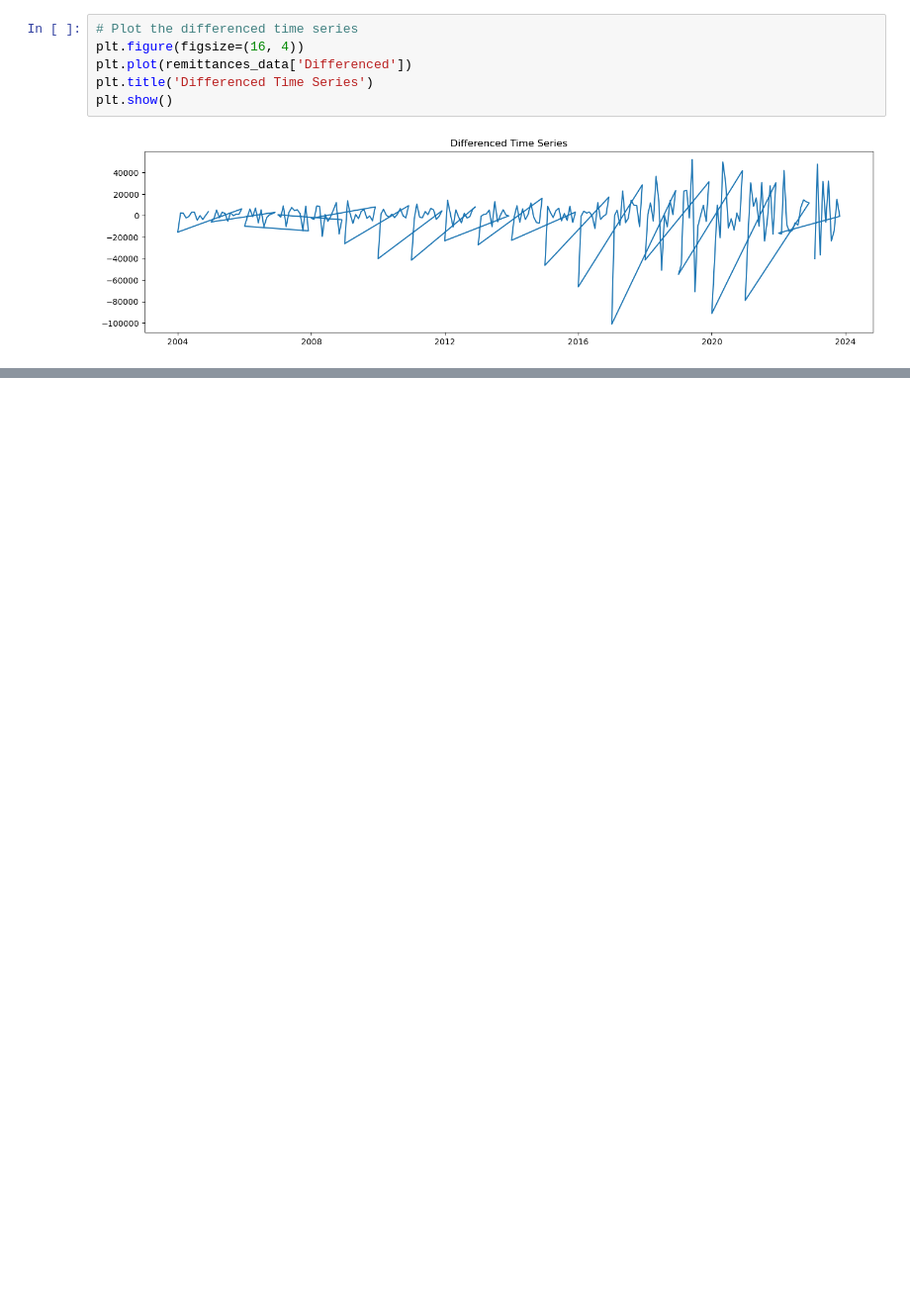
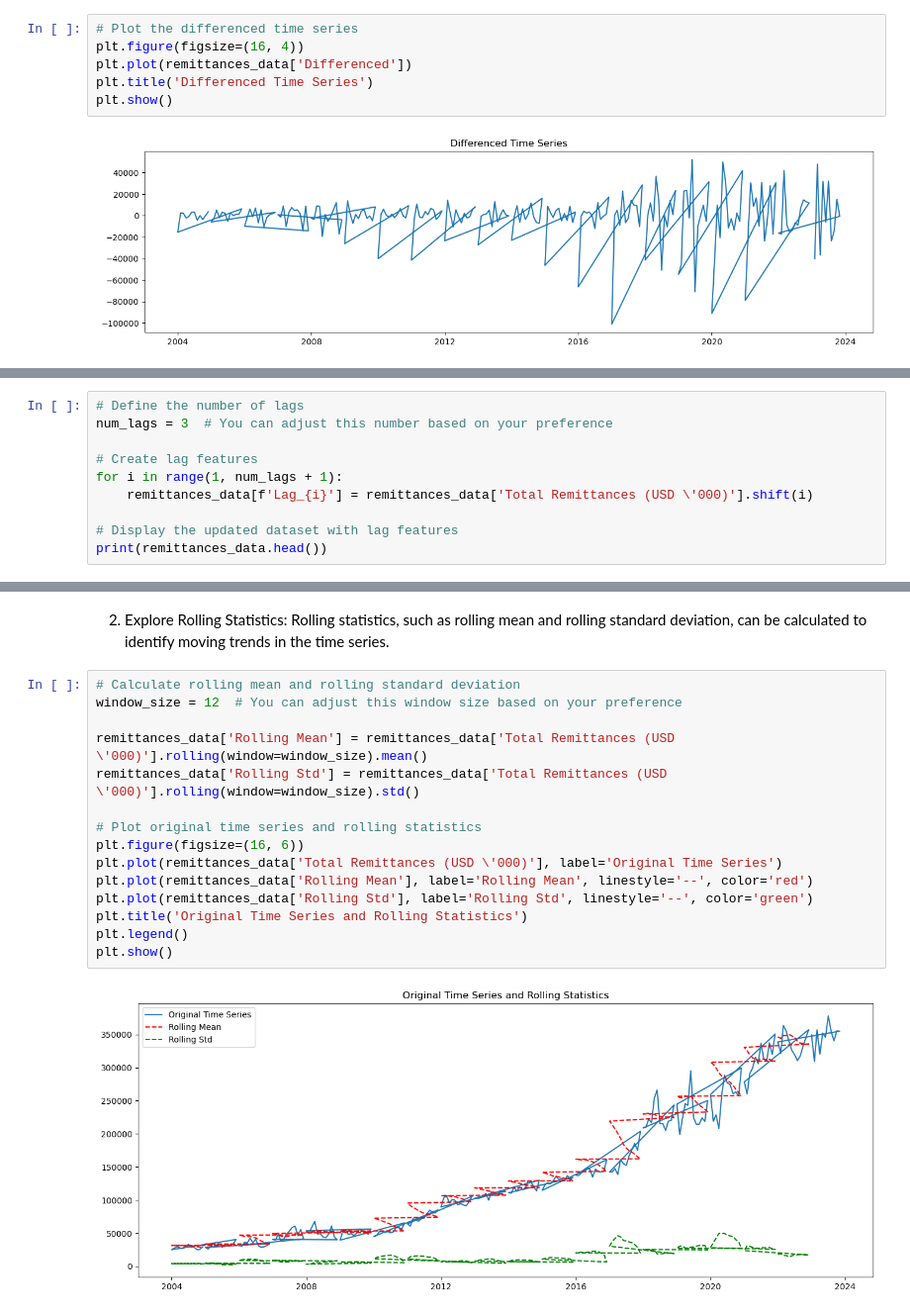
Before and after one commit to MadScie254/Predictive-Modeling-for-Monthly-Total-Remittances-CBK, a Jupyter notebook: Overview.ipynb, the cells around one changed output, grey strips where cells are left out. Shown: that part at 99% size. Drawn from its saved outputs; the diff is of its cells as text; blank space fills up the shorter version.

Commit message:
dataset update
dataset addition

```diff
--- a/Overview.ipynb
+++ b/Overview.ipynb
@@ -498,0 +506,10 @@ plt.show()
+# %%
+# Define the number of lags
+num_lags = 3  # You can adjust this number based on your preference
+
+# Create lag features
+for i in range(1, num_lags + 1):
+    remittances_data[f'Lag_{i}'] = remittances_data['Total Remittances (USD \'000)'].shift(i)
+
+# Display the updated dataset with lag features
+print(remittances_data.head())
@@ -498,0 +534,20 @@ plt.show()
+# %% [markdown]
+2. Explore Rolling Statistics:
+Rolling statistics, such as rolling mean and rolling standard deviation, can be calculated to identify moving trends in the time series.
+# %%
+# Calculate rolling mean and rolling standard deviation
+window_size = 12  # You can adjust this window size based on your preference
+
+remittances_data['Rolling Mean'] = remittances_data['Total Remittances (USD \'000)'].rolling(window=window_size).mean()
+remittances_data['Rolling Std'] = remittances_data['Total Remittances (USD \'000)'].rolling(window=window_size).std()
+
+# Plot original time series and rolling statistics
+plt.figure(figsize=(16, 6))
+plt.plot(remittances_data['Total Remittances (USD \'000)'], label='Original Time Series')
+plt.plot(remittances_data['Rolling Mean'], label='Rolling Mean', linestyle='--', color='red')
+plt.plot(remittances_data['Rolling Std'], label='Rolling Std', linestyle='--', color='green')
+plt.title('Original Time Series and Rolling Statistics')
+plt.legend()
+plt.show()
+# %% [output]
+[figure, added]
```
Also changed, not shown: parts of 14 cells of this notebook, 3 other files.
